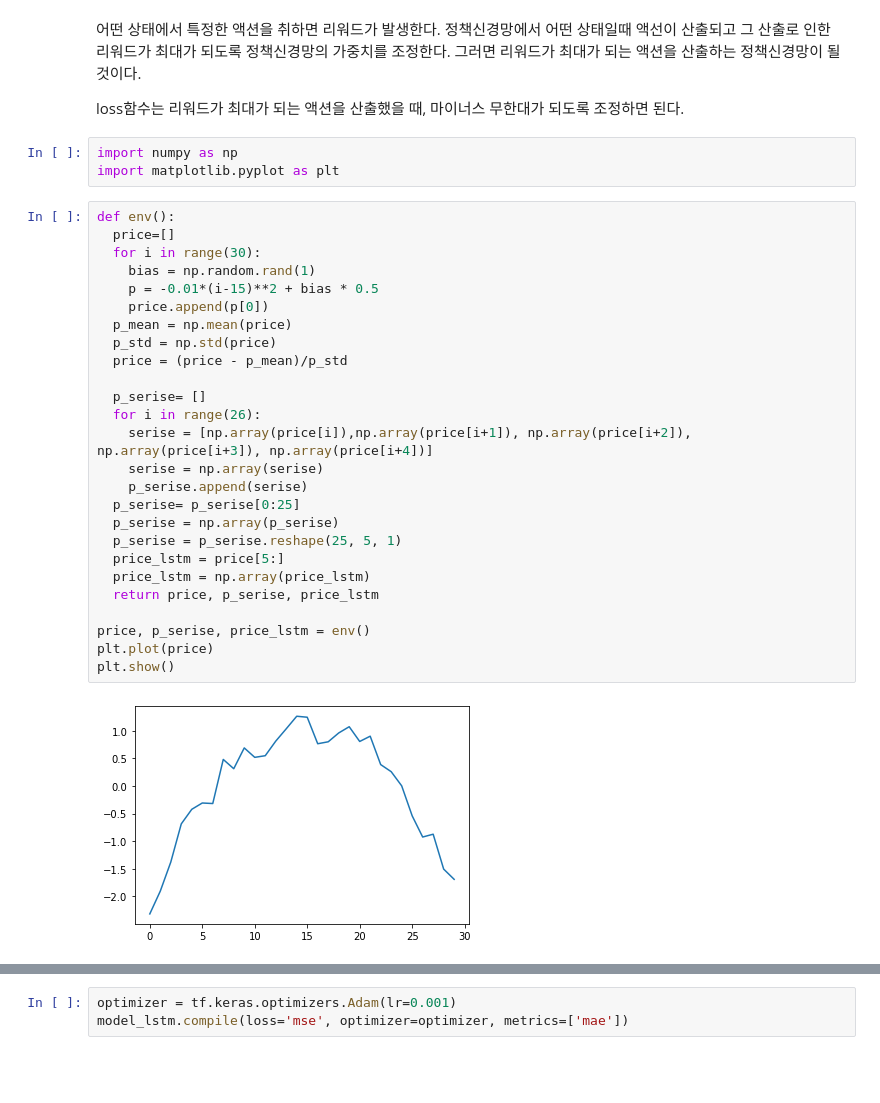
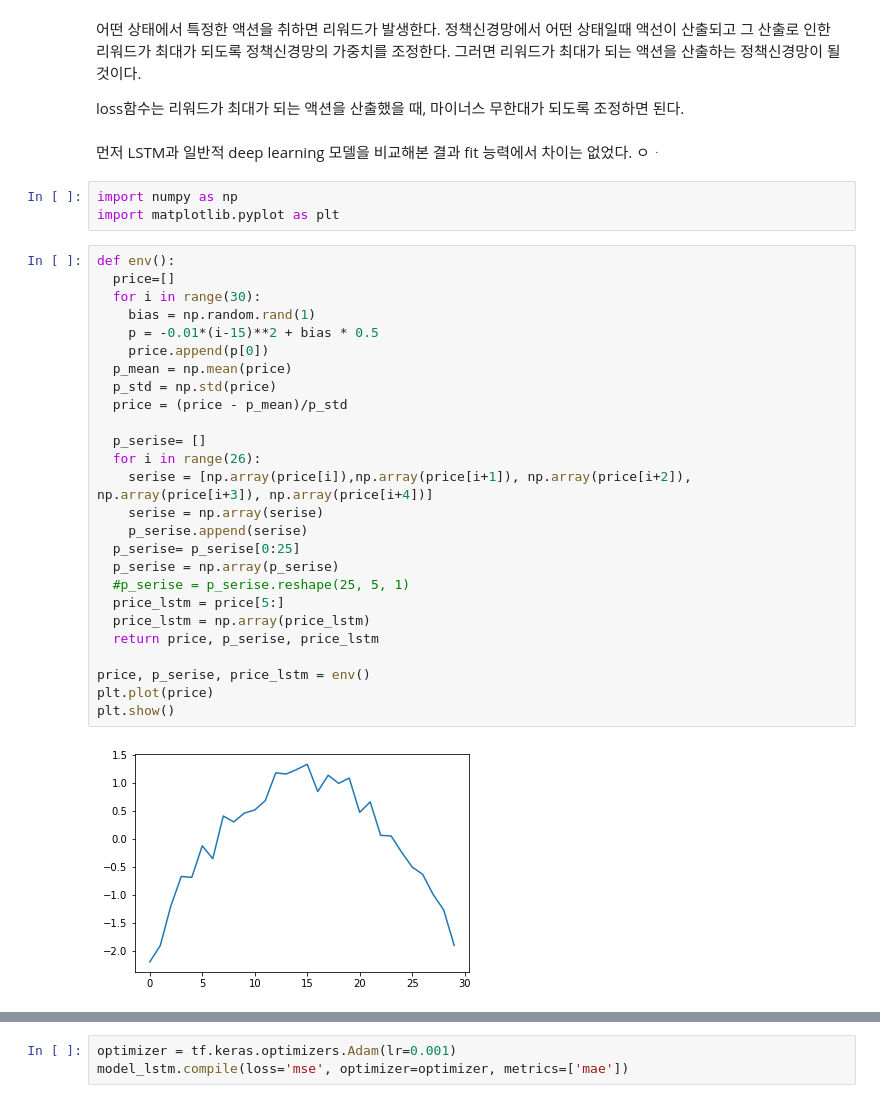
Before and after one commit to sjbaek12/sjbaek12.github.io, a Jupyter notebook: 테스트_강화학습.ipynb, the cells around one changed output, grey strips where cells are left out. Drawn from its saved outputs; the diff is of its cells as text; blank space fills up the shorter version.

```diff
--- a/테스트_강화학습.ipynb
+++ b/테스트_강화학습.ipynb
@@ -5,37 +5,40 @@
 정책신경망에서 어떤 상태일때 액선이 산출되고 그 산출로 인한 리워드가 최대가 되도록 정책신경망의 가중치를 조정한다. 그러면 리워드가 최대가 되는 액션을 산출하는 정책신경망이 될 것이다.
 
 loss함수는 리워드가 최대가 되는 액션을 산출했을 때, 마이너스 무한대가 되도록 조정하면 된다.
+# %% [markdown]
+먼저 LSTM과 일반적 deep learning 모델을 비교해본 결과 fit 능력에서 차이는 없었다.
+ㅇᆞ
 # %%
 import numpy as np
 import matplotlib.pyplot as plt
 # %%
 def env():
   price=[]
   for i in range(30):
     bias = np.random.rand(1)
     p = -0.01*(i-15)**2 + bias * 0.5
     price.append(p[0])
   p_mean = np.mean(price)
   p_std = np.std(price)
   price = (price - p_mean)/p_std
 
   p_serise= []
   for i in range(26):
     serise = [np.array(price[i]),np.array(price[i+1]), np.array(price[i+2]), np.array(price[i+3]), np.array(price[i+4])]
     serise = np.array(serise)
     p_serise.append(serise)
   p_serise= p_serise[0:25]
   p_serise = np.array(p_serise)
-  p_serise = p_serise.reshape(25, 5, 1)
+  #p_serise = p_serise.reshape(25, 5, 1)
   price_lstm = price[5:]
   price_lstm = np.array(price_lstm)
   return price, p_serise, price_lstm
 
 price, p_serise, price_lstm = env()
 plt.plot(price)
 plt.show()
 # %% [output]
-[figure, old version]
+[figure, new version]
 # %%
 p_serise[0]
 # %% [output]
```
Also changed, not shown: parts of 7 cells of this notebook.
